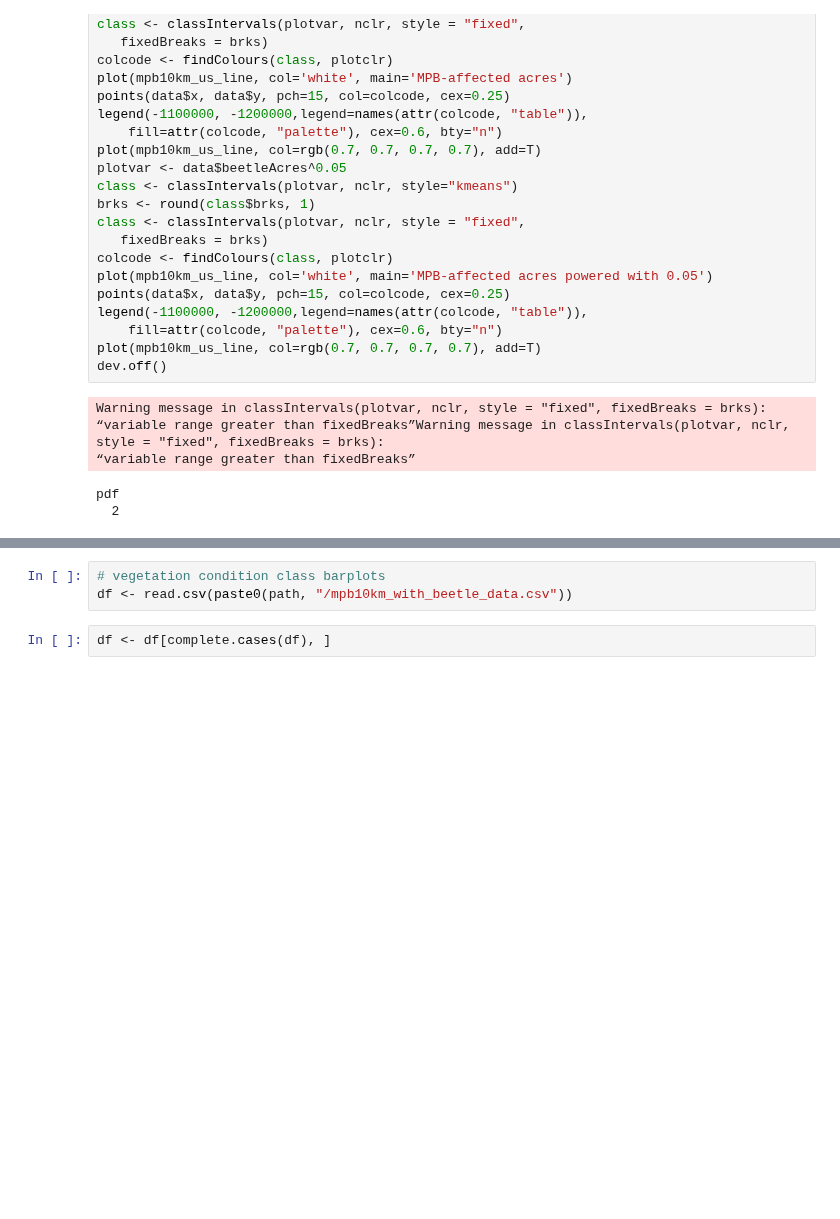
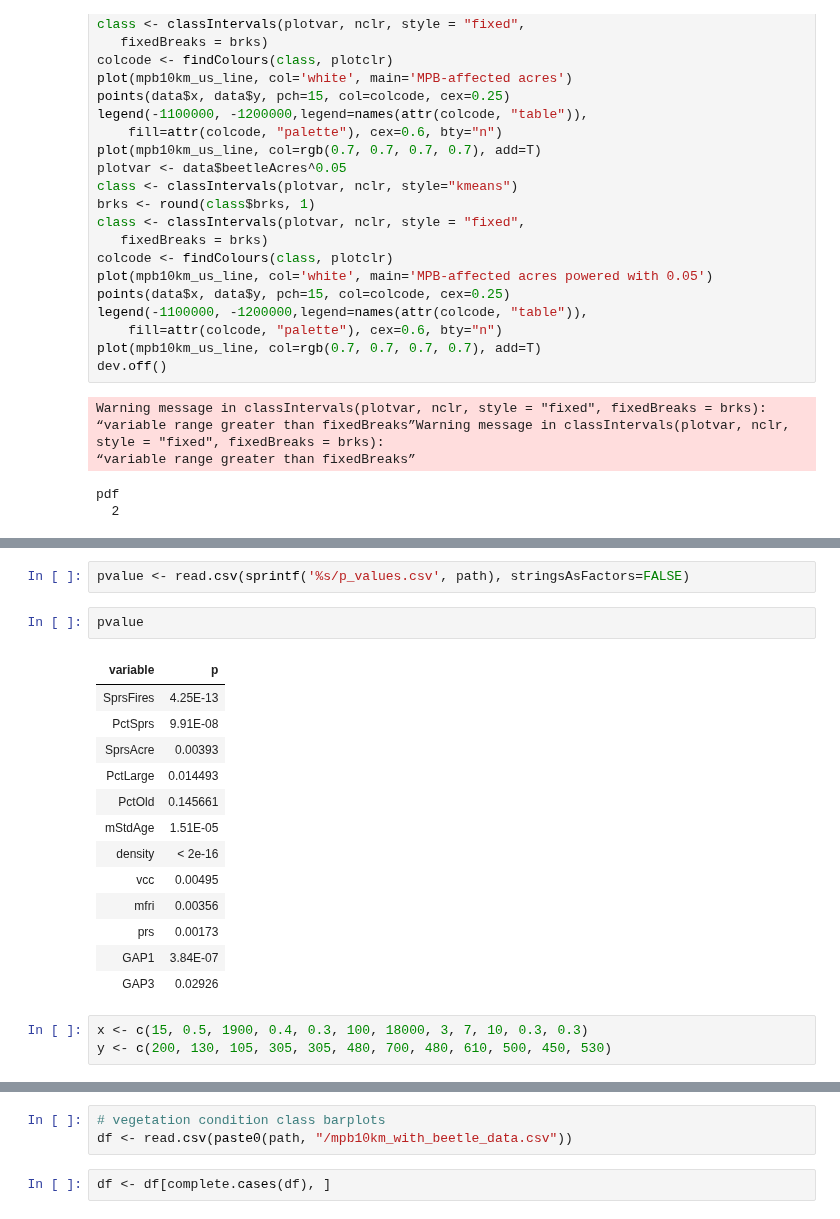
Before and after one commit to dongmeic/suppression, a Jupyter notebook: R/eda_figures.ipynb, the cells around one changed output, grey strips where cells are left out. Cells and saved outputs as stored; diff of their text form; blank space fills up the shorter version.

```diff
--- a/R/eda_figures.ipynb
+++ b/R/eda_figures.ipynb
@@ -73,3 +73,24 @@ head(df)
 | 2.272727 | 105.9978 | 0.05516706 | 142.0963 | 116.55038 | 107.0391 | 0.023569024 | 313.6153 | 0.03030303 | 280.2284 | ... |
 | 2.696970 | 106.8506 | 0.06500907 | 141.1525 | 155.38384 | 106.8969 | 0.031425365 | 312.9428 | 0.04040404 | 280.5584 | ... |
 | 3.121212 | 107.7103 | 0.07485107 | 140.2149 | 194.21730 | 106.7549 | 0.039281706 | 312.2717 | 0.05050505 | 280.8888 | ... |
+# %%
+pvalue <- read.csv(sprintf('%s/p_values.csv', path), stringsAsFactors=FALSE)
+# %%
+pvalue
+# %% [output]
+| variable | p |
+| SprsFires | 4.25E-13 |
+| PctSprs | 9.91E-08 |
+| SprsAcre | 0.00393 |
+| PctLarge | 0.014493 |
+| PctOld | 0.145661 |
+| mStdAge | 1.51E-05 |
+| density | < 2e-16 |
+| vcc | 0.00495 |
+| mfri | 0.00356 |
+| prs | 0.00173 |
+| GAP1 | 3.84E-07 |
+| GAP3 | 0.02926 |
+# %%
+x <- c(15, 0.5, 1900, 0.4, 0.3, 100, 18000, 3, 7, 10, 0.3, 0.3)
+y <- c(200, 130, 105, 305, 305, 480, 700, 480, 610, 500, 450, 530)
```
Also changed, not shown: parts of 3 cells of this notebook.
